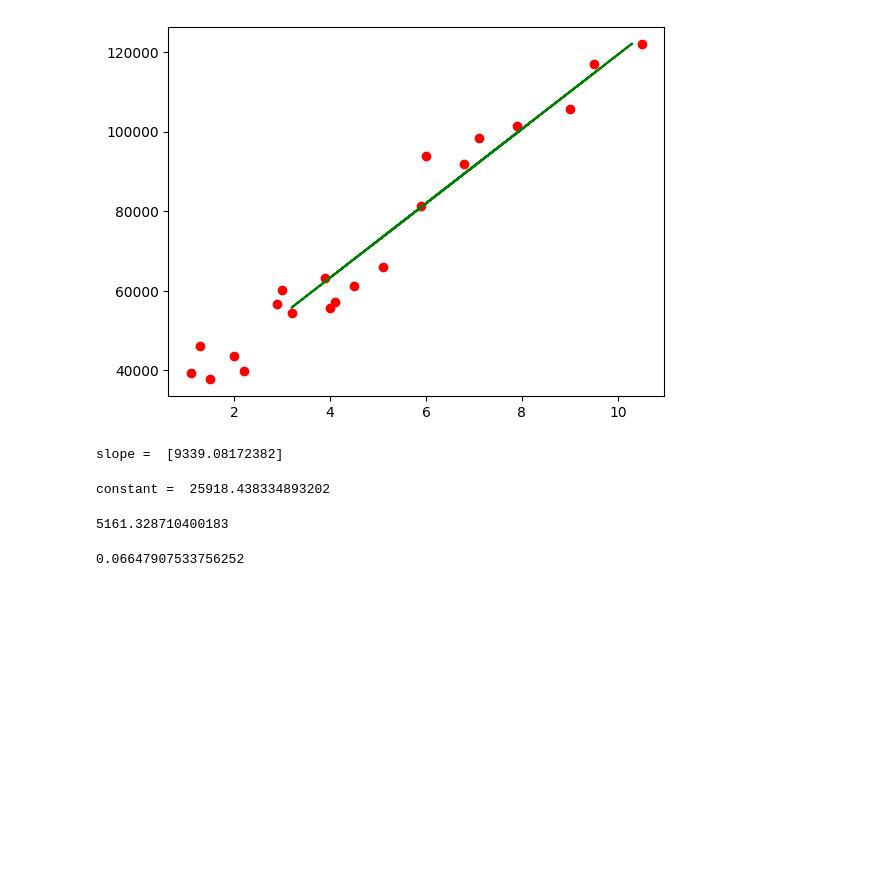
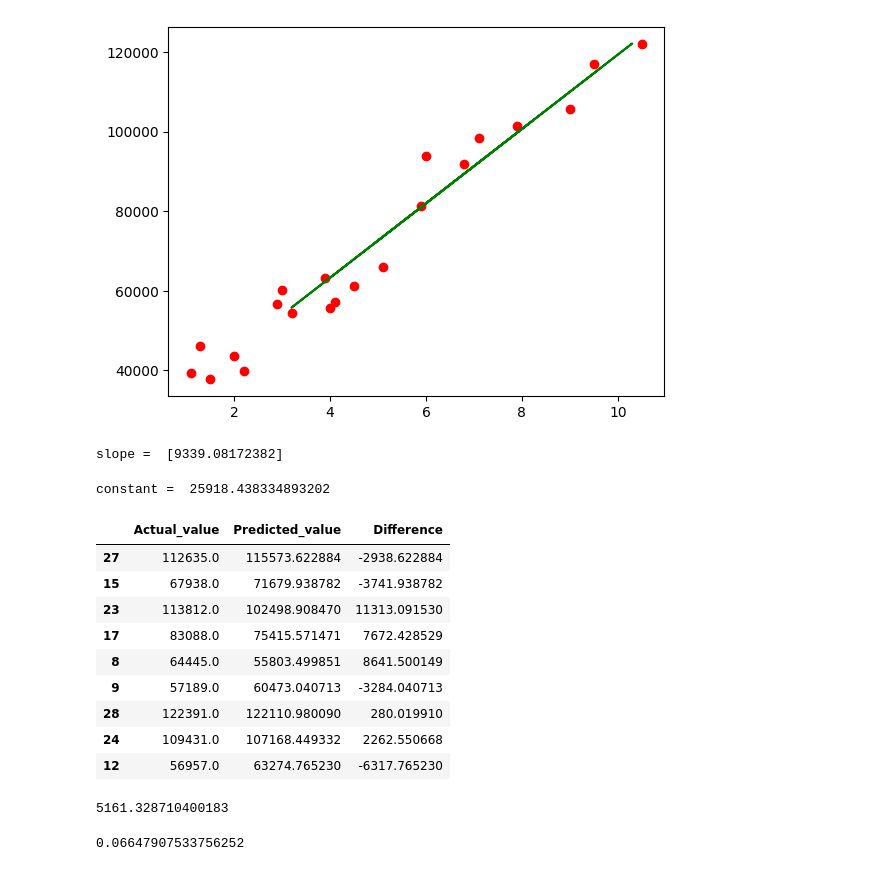
Before and after one commit to Nandana-Anil/Machine_Learning, a Jupyter notebook: Regression/Simple_Linear/salary.ipynb, the cells around one changed output. Drawn from its saved outputs; the diff is of its cells as text; code cells hidden in the pictures; blank space fills up the shorter version.

```diff
--- a/Regression/salary.ipynb
+++ b/Regression/Simple_Linear/salary.ipynb
@@ -214,6 +214,22 @@ slope =  [9339.08172382]
 print('constant = ',model.intercept_)
 # %% [output]
 constant =  25918.438334893202
+# %%
+#Data Frame
+
+df1=pd.DataFrame({'Actual_value':y_test,'Predicted_value':y_pred,'Difference':y_test-y_pred})
+df1
+# %% [output]
+|  | Actual_value | Predicted_value | Difference |
+| 27 | 112635.0 | 115573.622884 | -2938.622884 |
+| 15 | 67938.0 | 71679.938782 | -3741.938782 |
+| 23 | 113812.0 | 102498.908470 | 11313.091530 |
+| 17 | 83088.0 | 75415.571471 | 7672.428529 |
+| 8 | 64445.0 | 55803.499851 | 8641.500149 |
+| 9 | 57189.0 | 60473.040713 | -3284.040713 |
+| 28 | 122391.0 | 122110.980090 | 280.019910 |
+| 24 | 109431.0 | 107168.449332 | 2262.550668 |
+| 12 | 56957.0 | 63274.765230 | -6317.765230 |
 # %%
 from sklearn.metrics import mean_absolute_error,mean_absolute_percentage_error,mean_squared_error
 
```
Also changed, not shown: 7 other files.
